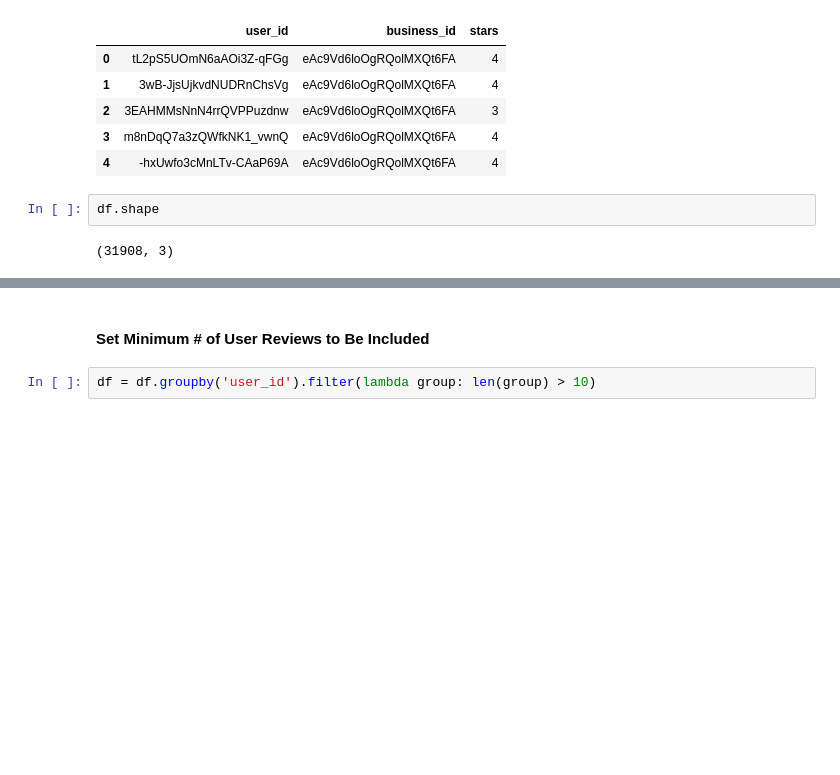
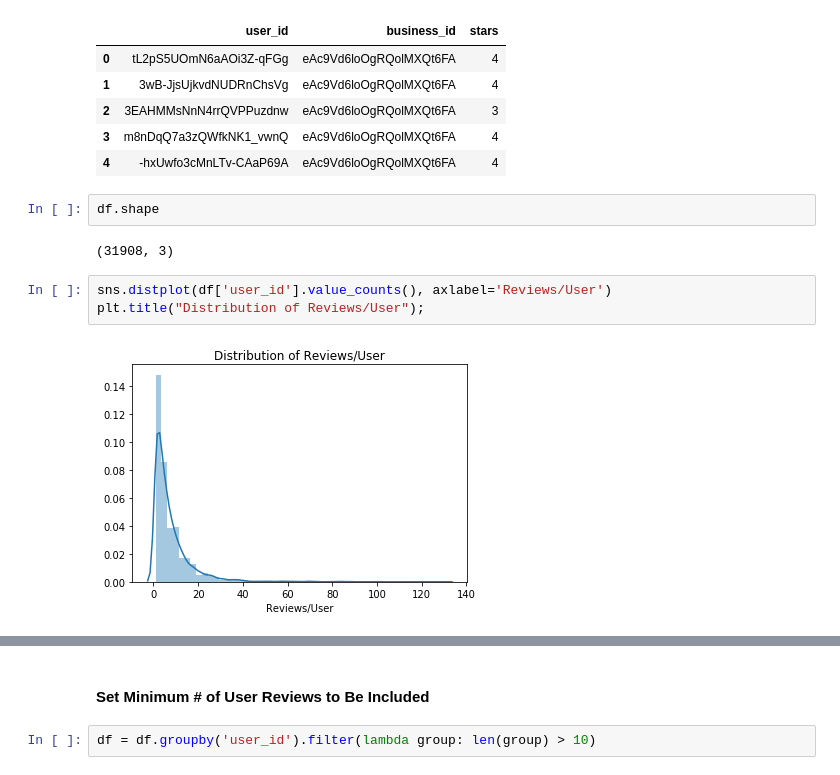
Before and after one commit to njcunningham/Yelp_Recommender, a Jupyter notebook: Recommendation_Outline.ipynb, the cells around one changed output, grey strips where cells are left out. Cells and saved outputs as stored; diff of their text form; blank space fills up the shorter version.

```diff
--- a/Recommendation_Outline.ipynb
+++ b/Recommendation_Outline.ipynb
@@ -270,3 +270,8 @@ df.head()
 df.shape
 # %% [output]
 (31908, 3)
+# %%
+sns.distplot(df['user_id'].value_counts(), axlabel='Reviews/User')
+plt.title("Distribution of Reviews/User");
+# %% [output]
+[figure, added]
```
Also changed, not shown: parts of 5 cells of this notebook.
